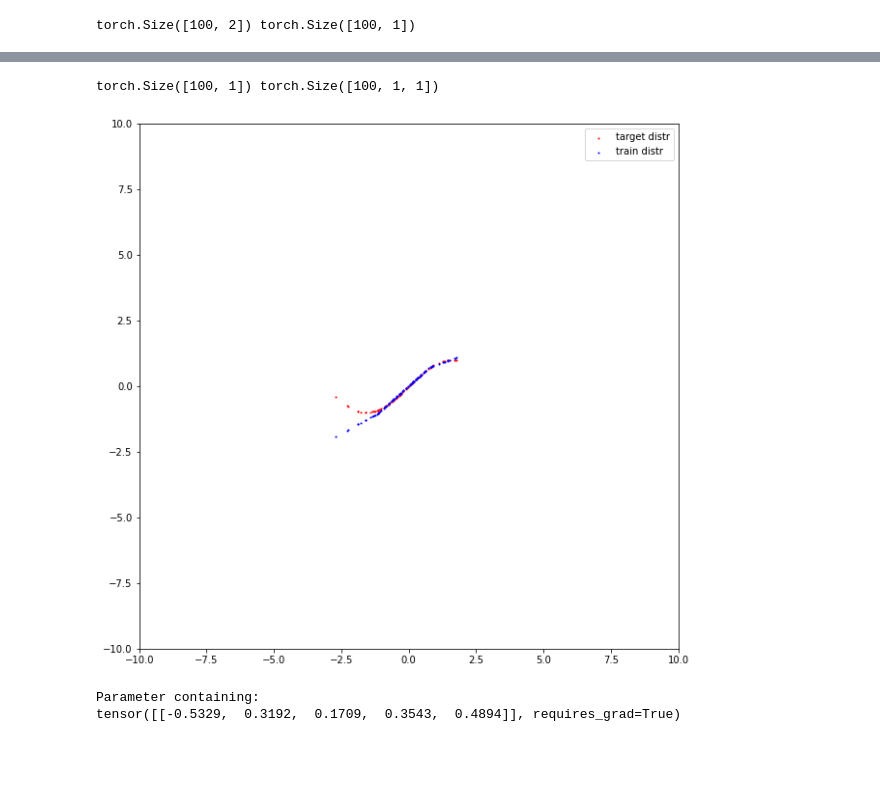
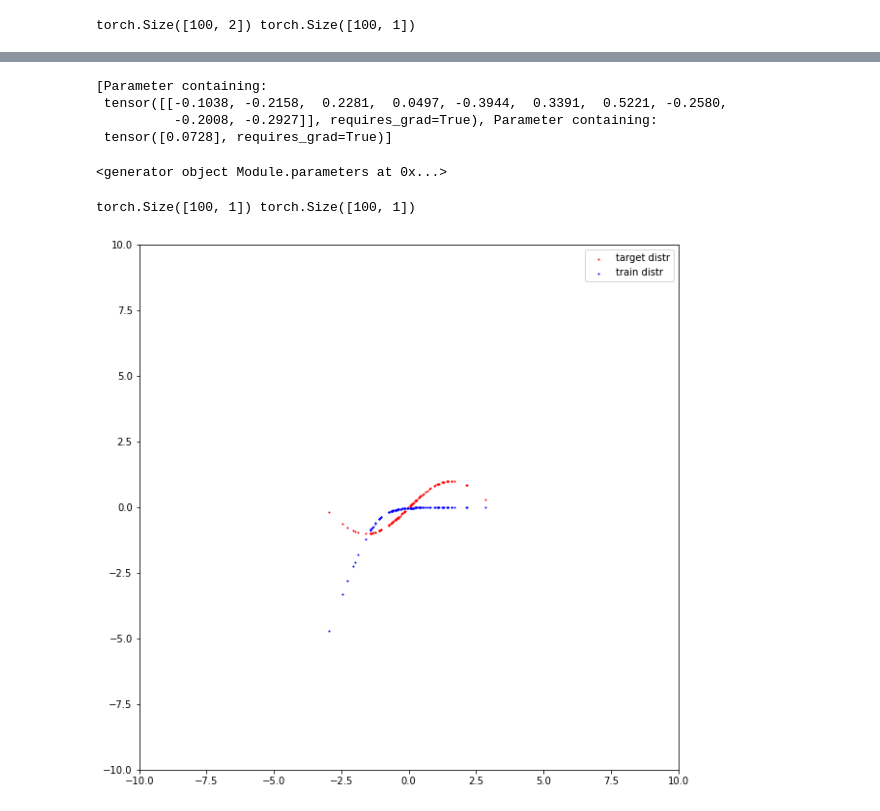
Before and after one commit to levhojoyan/Sirius2021, a Jupyter notebook: NeuralWithWeights.ipynb, the cells around one changed output, grey strips where cells are left out. Saved outputs shown, nothing was run; the diff lists cells and outputs as text; code cells hidden in the pictures; blank space fills up the shorter version.

```diff
--- a/NeuralWithWeights.ipynb
+++ b/NeuralWithWeights.ipynb
@@ -75,9 +76,9 @@ batch_size=16
 class Model(nn.Module):
     def __init__(self):
         super(Model, self).__init__()
-        self.conv1 = nn.Linear(1, 5) # the simpliest
+        self.conv1 = nn.Linear(1, 10) # the simpliest
         # self.conv1 = nn.Linear(5, 5) # the simpliest
-        self.conv2 = nn.Linear(5, 1)
+        self.conv2 = nn.Linear(10, 1)
 
     def forward(self, x):
       x = self.before_linear_mixture(x)
@@ -120,34 +161,77 @@ tensor(0.4031) tensor([[ 0.2069],
+# %%
+class ModelWithWeighted(nn.Module):
+    def __init__(self):
+        super(ModelWithWeighted, self).__init__()
+        self.conv1 = nn.Linear(1, 10) # the simpliest
+        # self.conv1 = nn.Linear(5, 5) # the simpliest
+
+    def forward(self, x):
+      x = F.softsign(self.conv1(x))
+      return x
+# %%
+list(model.conv2.parameters())
+# %% [output]
+[Parameter containing:
+ tensor([[-0.1038, -0.2158,  0.2281,  0.0497, -0.3944,  0.3391,  0.5221, -0.2580,
+          -0.2008, -0.2927]], requires_grad=True), Parameter containing:
+ tensor([0.0728], requires_grad=True)]
 # %%
-optimizer = torch.optim.Adam(model.parameters(), lr=0.05)
+model2 = ModelWithWeighted()
+last_layer_weights = torch.zeros(10, requires_grad=True)
+
+optimizer2 = torch.optim.Adam(model2.parameters(), lr=0.05)
+optimizer2.add_param_group({'params':last_layer_weights})
+# %%
+model2.parameters()
+# %% [output]
+<generator object Module.parameters at 0x...>
 # %%
 
 i = 0
+losses = []
+mses = []
+weighted_mses = []
 for epoch in range(11):
   for x_train, y_train in tqdm(dataloader): # берем батч из трейн лоадера
       x_train = batch['sample']
       y_train = batch['target']
 
-      print(x_train)
-      y_pred = model(x_train) # делаем предсказания
-      loss = torch.nn.MSELoss()(y_pred, y_train) # считаем лосс
-      loss.backward() # считаем градиенты обратным проходом
-      optimizer.step() # обновляем параметры сети
-      optimizer.zero_grad() # обнуляем посчитанные градиенты параметров
+      norm_weights = F.softmax(last_layer_weights)
+      y_pred_functions = model2(x_train) # до последнего слоя
+
+      weighted_mse = torch.sum(norm_weights * ((y_pred_functions - y_train)**2)) # считаем взвешенное мсе
+
+
+      y_pred = torch.sum(y_pred_functions * norm_weights, dim=-1) # делаем сквозь всю сетку
+
+      print(y_pred.shape)
+
+      mse = torch.nn.MSELoss()(y_pred, y_train) # считаем лосс
+
+
+      total_loss = mse + weighted_mse # считаем лосс
+      total_loss.backward() # считаем градиенты обратным проходом
+      losses.append(total_loss)
+      mses.append(mse)
+      weighted_mses.append(weighted_mse)
+
+      optimizer2.step() # обновляем параметры сети
+      optimizer2.zero_grad() # обнуляем посчитанные градиенты параметров
       i += 1
 
       if i % 5 == 0:
         # plot pdfs
         clear_output(True)
         plt.figure(figsize=(10, 10))
-
-        total_pred = model(x_s.unsqueeze(1))
+        total_pred = torch.sum(model2(x_s.unsqueeze(1)) * norm_weights, dim=-1)
         total_pred.detach_()
+        optimizer2.zero_grad()
         print(x_s.shape, total_pred.shape)
 
         plot_2d_dots(sample_2d, color='r', label='target distr')
-        plot_2d_dots(torch.cat((x_s.unsqueeze(1), total_pred), 1), color='b', label='train distr')
+        plot_2d_dots(torch.cat((x_s, total_pred), dim=1), color='b', label='train distr')
         plt.legend()
         plt.show()
 # %% [output]
-torch.Size([100, 1]) torch.Size([100, 1, 1])
+torch.Size([100, 1]) torch.Size([100, 1])
-[figure, old version]
+[figure, new version]
@@ -158,5 +237,0 @@ optimizer2 = torch.optim.Adam(model2.parameters(), lr=0.05)
-# %%
-print(model.conv2.weight)
-# %% [output]
-Parameter containing:
-tensor([[-0.5329,  0.3192,  0.1709,  0.3543,  0.4894]], requires_grad=True)
```
Also changed, not shown: parts of 13 cells of this notebook.
